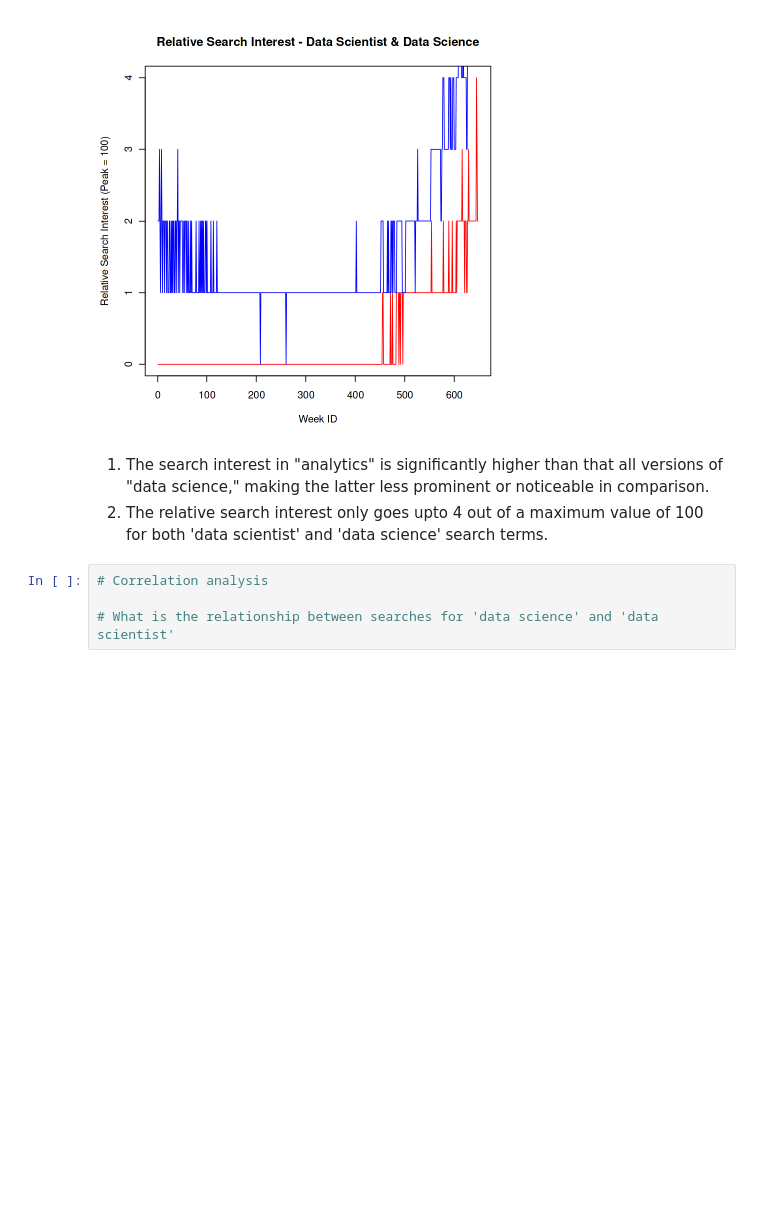
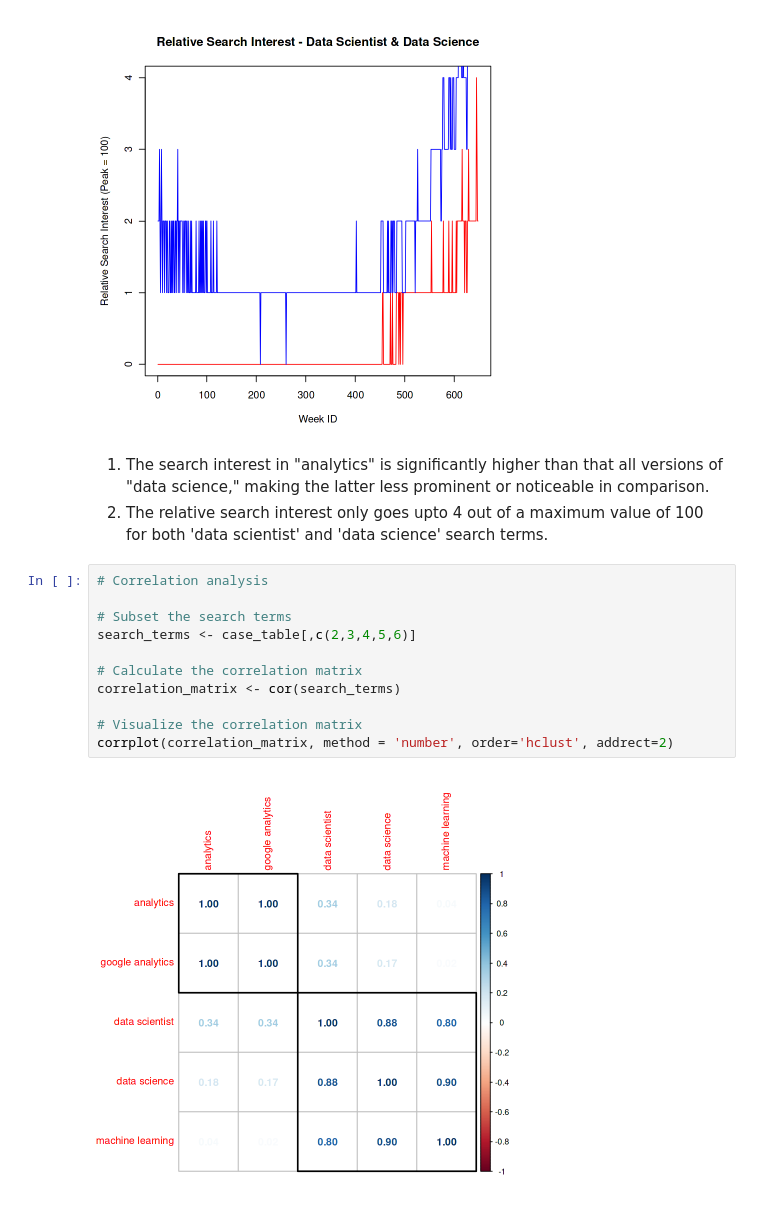
Before and after one commit to lahiruC22/data-science-projects, a Jupyter notebook: r-projects/google-trends-regression-anaysis/notebook/google-trends-analysis.ipynb, the cells around one changed output. Cells and saved outputs as stored; diff of their text form; blank space fills up the shorter version.

Commit message:
Update correlation analysis

```diff
--- a/r-projects/google-trends-regression-anaysis/notebook/google-trends-analysis.ipynb
+++ b/r-projects/google-trends-regression-anaysis/notebook/google-trends-analysis.ipynb
@@ -161,7 +161,16 @@ lines(case_table$WeekID,case_table$`data science`, type='l', col='blue')
 # %% [markdown]
 1. The search interest in "analytics" is significantly higher than that all versions of "data science," making the latter less prominent or noticeable in comparison.
 2. The relative search interest only goes upto 4 out of a maximum value of 100 for both 'data scientist' and 'data science' search terms.
-# %%
-# Correlation analysis
-
-# What is the relationship between searches for 'data science' and 'data scientist'
+# %%
+# Correlation analysis
+
+# Subset the search terms
+search_terms <- case_table[,c(2,3,4,5,6)]
+
+# Calculate the correlation matrix
+correlation_matrix <- cor(search_terms)
+
+# Visualize the correlation matrix
+corrplot(correlation_matrix, method = 'number', order='hclust', addrect=2)
+# %% [output]
+[figure, added]
```
Also changed, not shown: parts of 2 cells of this notebook.
